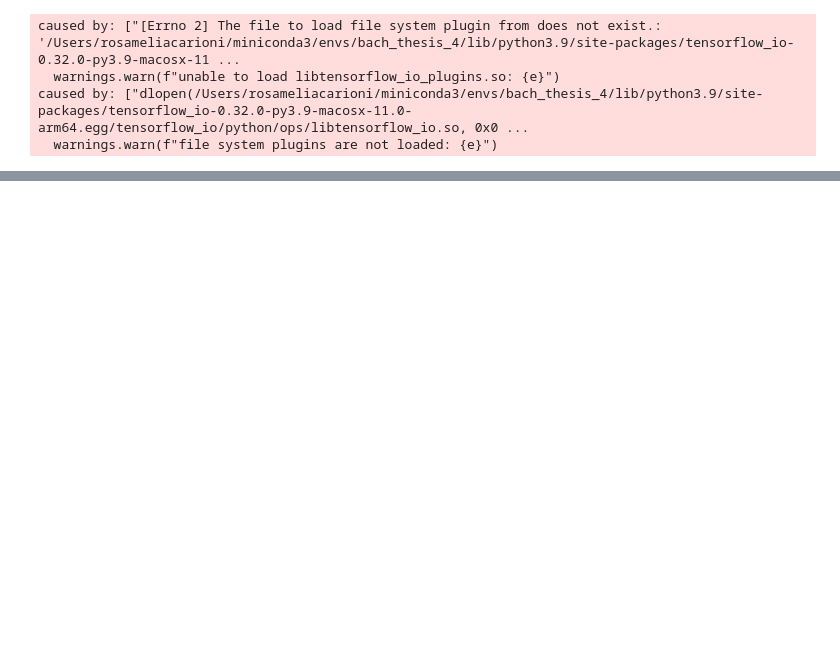
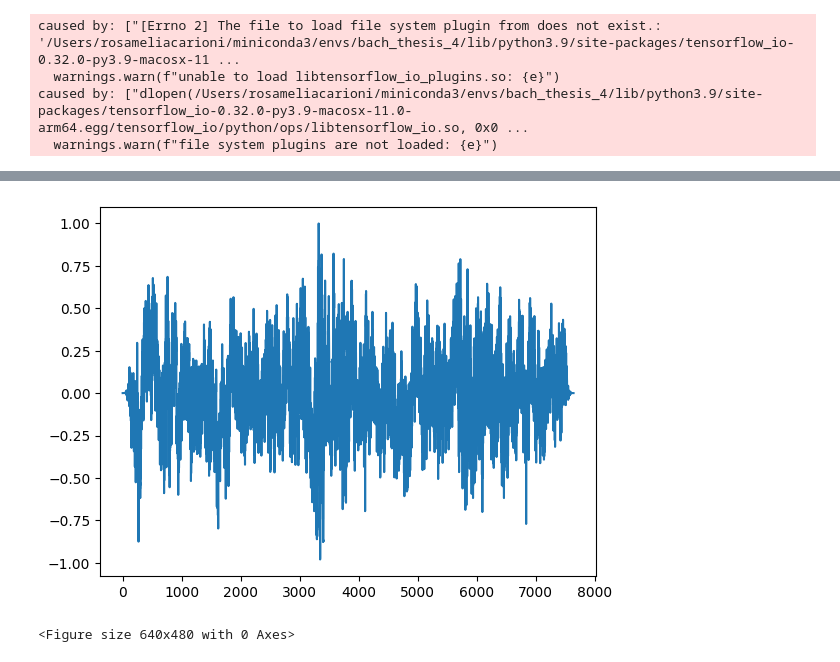
Before and after one commit to RosameliaCarioni/bachelor_thesis_gunshot_detection, a Jupyter notebook: testing_transformation_fourier.ipynb, the cells around one changed output, grey strips where cells are left out. Drawn from its saved outputs; the diff is of its cells as text; code cells hidden in the pictures; blank space fills up the shorter version.

```diff
--- a/testing_transformation_fourier.ipynb
+++ b/testing_transformation_fourier.ipynb
@@ -97,0 +101,8 @@ array([ 0.0000000e+00,  2.0201928e-10,  7.9947732e-08, ...,
+# %%
+import matplotlib.pyplot as plt
+plt.plot(result)
+plt.show()
+plt.clf()
+# %% [output]
+[figure, added]
+<Figure size 640x480 with 0 Axes>
```
Also changed, not shown: parts of 16 cells of this notebook, 15 other files.
